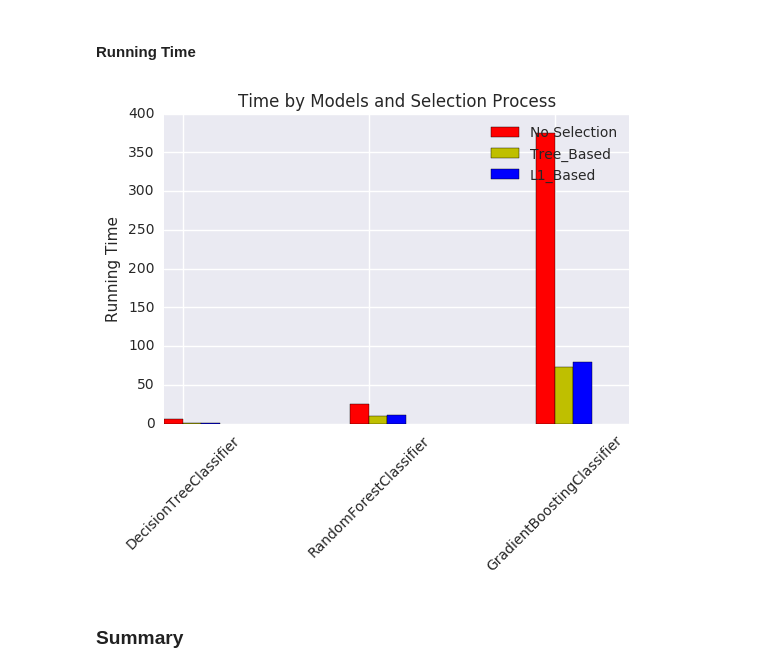
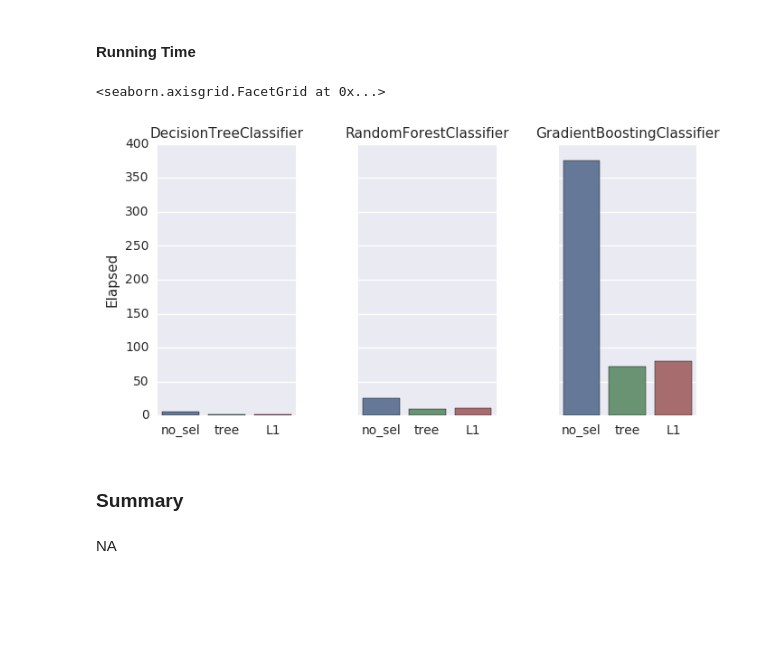
Before and after one commit to renjithmadhavan/projects, a Jupyter notebook: in_progress/human_activity/src/2016-12-28-human-activity-recognition-with-smartphones.ipynb, the cells around one changed output. Cells and saved outputs as stored; diff of their text form; code cells hidden in the pictures; blank space fills up the shorter version.

```diff
--- a/in_progress/human_activity/src/2016-12-28-human-activity-recognition-with-smartphones.ipynb
+++ b/in_progress/human_activity/src/2016-12-28-human-activity-recognition-with-smartphones.ipynb
@@ -236,22 +163,17 @@ g = sns.factorplot(x="ML", y="Score", col="Method",
 # %% [markdown]
 #### Running Time
-# %%
-import matplotlib.pyplot as plt
-import numpy as np
-%matplotlib inline
-ind =  np.arange(3)   # the x locations for the groups
-width = 0.1       # the width of the bars
-fig, ax = plt.subplots()
-rects1 = ax.bar(ind, Time_1, width, color='r')
-rects2 = ax.bar(ind + width, Time_2, width, color='y')
-rects3 = ax.bar(ind + width + width ,Time_3, width, color='b')
-ax.set_ylabel('Running Time')
-ax.set_title('Time by Models and Selection Process')
-ax.set_xticks(ind + width)
-ax.set_xticklabels(Model_3,rotation=45)
-ax.legend((rects1[0], rects2[0],rects3[0]), ('No Selection', 'Tree_Based','L1_Based'))
-plt.show()
-# %% [output]
-[figure, removed]
+# %%
+g = sns.factorplot(x="Method", y="elapsed", col="ML",
+                   data=df1, saturation=.5,
+                   kind="bar", ci=None, aspect=0.6)
+(g.set_axis_labels("", "Elapsed")
+ .set_xticklabels(["no_sel", "tree", "L1"])
+ .set_titles("{col_name}")
+ .despine(left=True))
+# %% [output]
+<seaborn.axisgrid.FacetGrid at 0x...>
+[figure, added]
 # %% [markdown]
 ### Summary
+# %% [markdown]
+NA
```
Also changed, not shown: parts of 10 cells of this notebook.
